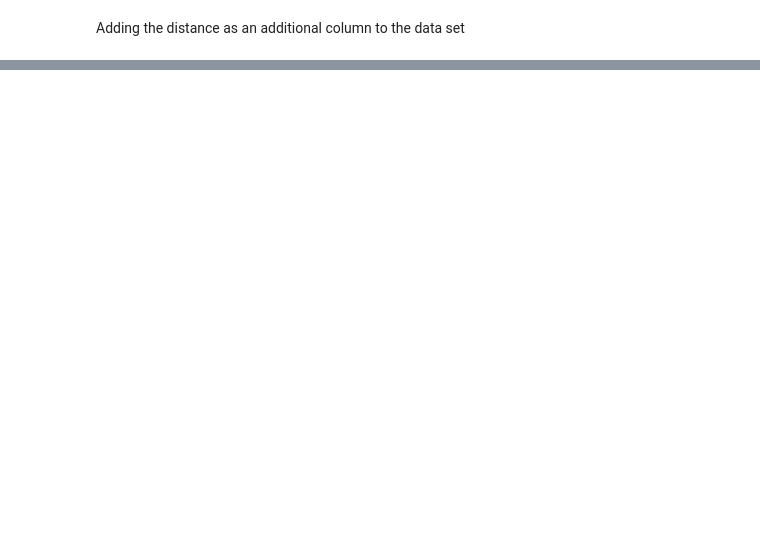
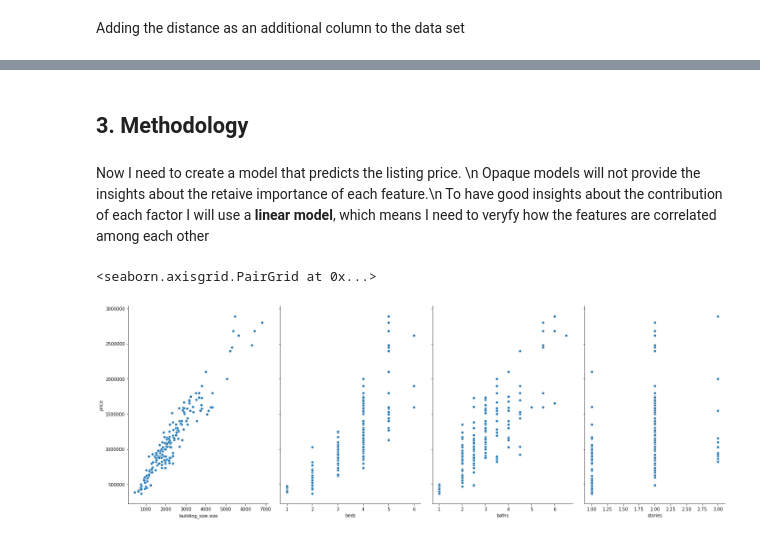
Before and after one commit to mgeraldo/IBM_Data_Science_Capstone, a Jupyter notebook: Capstone Project-Real Estate.ipynb, the cells around one changed output, grey strips where cells are left out. Saved outputs shown, nothing was run; the diff lists cells and outputs as text; code cells hidden in the pictures; blank space fills up the shorter version.

```diff
--- a/Capstone Project-Real Estate.ipynb
+++ b/Capstone Project-Real Estate.ipynb
@@ -502,0 +785,3 @@ The next steps will be to navegate the Json to group the categories and the run
+# %%
+train_data.loc[[105],['school_rating']]=8.833333
+train_data.loc[[105],['year_built']]=1982
@@ -502,0 +810,7 @@ The next steps will be to navegate the Json to group the categories and the run
+# %%
+print(train_data['address.postal_code'].unique())
+print(train_data['address.neighborhood_name'].unique())
+
+dummies_zip = pd.get_dummies(train_data['address.postal_code'], prefix='zip',drop_first=True)
+dummies_nbh = pd.get_dummies(train_data['address.neighborhood_name'], prefix='nbh',drop_first=True)
+baths = pd.DataFrame(train_data['baths_full'] + train_data['baths_half']/2 , columns=['baths'])
@@ -502,0 +822,10 @@ The next steps will be to navegate the Json to group the categories and the run
+# %%
+data = pd.concat([train_data[['price','building_size.size','beds','stories',
+                             'school_rating','year_built',
+                             'Arts & Entertainment','Food','Outdoors & Recreation', 'Professional & Other Places','Shop & Service','Travel & Transport'
+                            ]],
+                  dummies_zip,
+                  dummies_nbh,
+                  baths], axis=1)
+data = data[data.columns.tolist()[:3]+ data.columns.tolist()[-1:]+ data.columns.tolist()[3:-1]]
+data.head().T
@@ -502,0 +852,14 @@ The next steps will be to navegate the Json to group the categories and the run
+# %% [markdown]
+## 3. Methodology <a name="Methodology"></a>
+# %% [markdown]
+Now I need to create a model that predicts the listing price. \n
+Opaque models will not provide the insights about the retaive importance of each feature.\n
+To have good insights about the contribution of each factor I will use a **linear model**, which means I need to veryfy how the features are correlated among each other
+# %%
+features_cols = data.columns.tolist()[1:]
+# %%
+import seaborn as sns
+sns.pairplot(data, x_vars=features_cols[:4], y_vars='price', size=7, aspect=0.7)
+# %% [output]
+<seaborn.axisgrid.PairGrid at 0x...>
+[figure, added]
```
Also changed, not shown: parts of 133 cells of this notebook, 2 other files.
